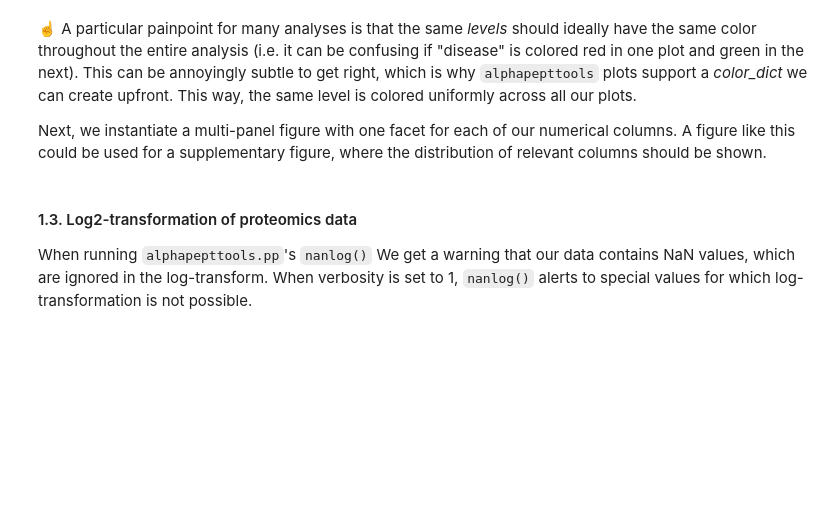
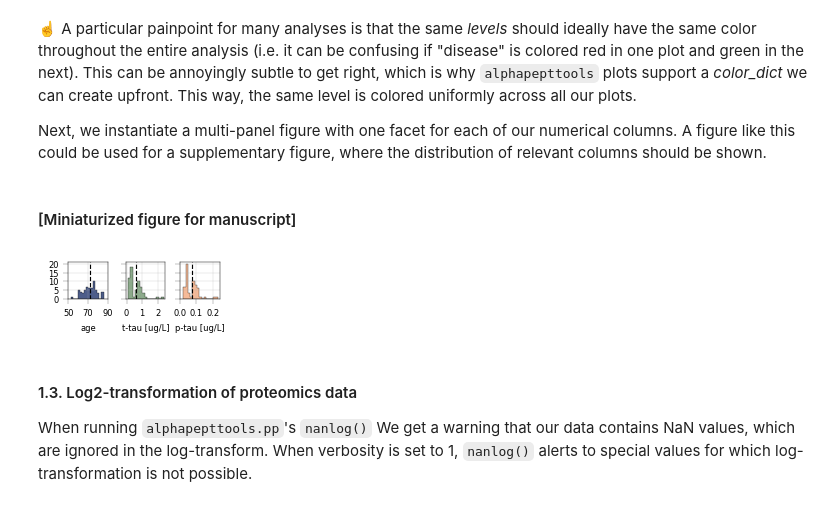
Before and after one commit to MannLabs/alphapepttools-manuscript, a Jupyter notebook: notebooks/studies/study_01_biomarker_csf.ipynb, the cells around one changed output. Drawn from its saved outputs; the diff is of its cells as text; code cells hidden in the pictures; blank space fills up the shorter version.

```diff
--- a/notebooks/studies/study_01_biomarker_csf.ipynb
+++ b/notebooks/studies/study_01_biomarker_csf.ipynb
@@ -248,6 +247,86 @@ apt.pl.save_figure(
 ☝️ A particular painpoint for many analyses is that the same *levels* should ideally have the same color throughout the entire analysis (i.e. it can be confusing if "disease" is colored red in one plot and green in the next). This can be annoyingly subtle to get right, which is why `alphapepttools` plots support a *color_dict* we can create upfront. This way, the same level is colored uniformly across all our plots.
 
 Next, we instantiate a multi-panel figure with one facet for each of our numerical columns. A figure like this could be used for a supplementary figure, where the distribution of relevant columns should be shown.
+# %% [markdown]
+#### [Miniaturized figure for manuscript]
+# %%
+# Miniaturized histograms for a selection ofcontinuous variables
+adata_small = adata_protein.copy()
+
+# Change units in column names: ng/L to ug/L
+cols_containing_ng_per_L = [col for col in numerical_columns if "ng/L" in col]
+for col in cols_containing_ng_per_L:
+    adata_small.obs[col.replace("ng/L", "ug/L")] = adata_small.obs[col] / 1000  # Convert ng/L to ug/L
+adata_small.obs.drop(columns=cols_containing_ng_per_L, inplace=True)
+
+# Select the columns we want to plot, now with the updated units
+selected_numerical_columns_ng = numerical_columns[:-1]
+selected_numerical_columns = [col.replace("ng/L", "ug/L") for col in selected_numerical_columns_ng]
+
+# Assign a distinct color to each of our columns
+palette = apt.pl.BasePalettes.get("qualitative", n=len(selected_numerical_columns))
+
+# Save the combination of numerical column and color in a dictionary
+color_dict = dict(zip(selected_numerical_columns, palette, strict=False))
+
+fig, axm = apt.pl.create_figure(1, len(selected_numerical_columns), figsize=(0.6 * len(selected_numerical_columns), 0.8), subplots_kwargs = {"sharey": True,})
+
+# Iterate over the columns and generate the histograms.
+# Note that we also iterate over a string of letters to label the individual subplots with A, B, C, ...
+for col, enumeration in zip(selected_numerical_columns, "ABCDEFGHIJKLMNOP", strict=False):
+    ax = axm.next()  # Go to the next facette of the AxesManager
+
+    # Plot the histogram for the current column
+    apt.pl.histogram(
+        ax=ax,
+        bins=15,
+        data=adata_small,
+        value_column=col,
+        color=color_dict[col],
+        hist_kwargs={
+            "histtype": "stepfilled",
+            "alpha": 0.7,
+            "edgecolor": "black",
+        },
+    )
+
+    # Label the individual axes (note that this takes the Axes object as an argument, so
+    # everything gets layered onto the same figure)
+    apt.pl.label_axes(
+        ax=ax,
+        xlabel=f"{col}",
+    )
+
+    # Indicate means with a vertical line
+    mean = adata_small.obs[col].mean()  # calculate the mean of the current column in the metadata
+    apt.pl.add_lines(
+        ax=ax,
+        intercepts=mean,
+        linetype="vline",
+        color="black",
+    )
+
+    # x-axis ticks: Age in steps of 20, others ~4 rounded ticks starting at zero
+    if "age" in col.lower():
+        ax.set_xticks(np.arange(50, ax.get_xlim()[1] + 10, 20))
+    elif "t-tau" in col.lower():
+        ax.set_xticks(np.arange(0, ax.get_xlim()[1] + 0.1, 1))
+    elif "p-tau" in col.lower():
+        ax.set_xticks(np.arange(0, ax.get_xlim()[1] + 0.01, 0.1))
+
+    # better labels: y axis in increments of 5
+    ax.set_yticks(np.arange(0, ax.get_ylim()[1] + 1, 5))
+
+    # Since the figure size is fixed from the initial generation of the subplot, we can save it looking exactly as we see below in the notebook
+    apt.pl.save_figure(
+        fig=fig,  # Note that here we're using the whole figure to whose axes we added our plots
+        filename="continuous_var_overview_tiny.png",
+        output_dir=figure_output_dir,
+        dpi=600,
+        transparent=True,
+    )
+# %% [output]
+[figure, added]
 # %% [markdown]
 #### 1.3. Log2-transformation of proteomics data
 
```
Also changed, not shown: parts of 10 cells of this notebook.
